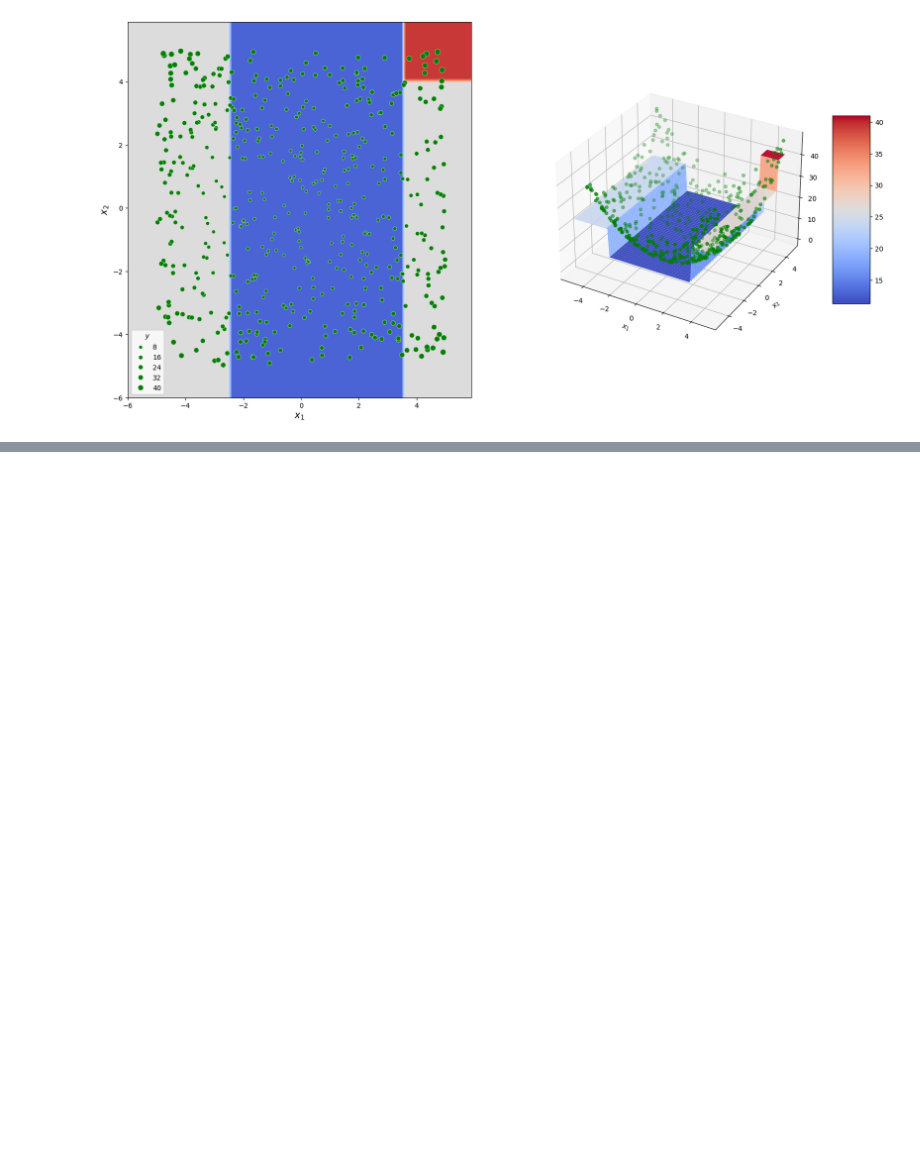
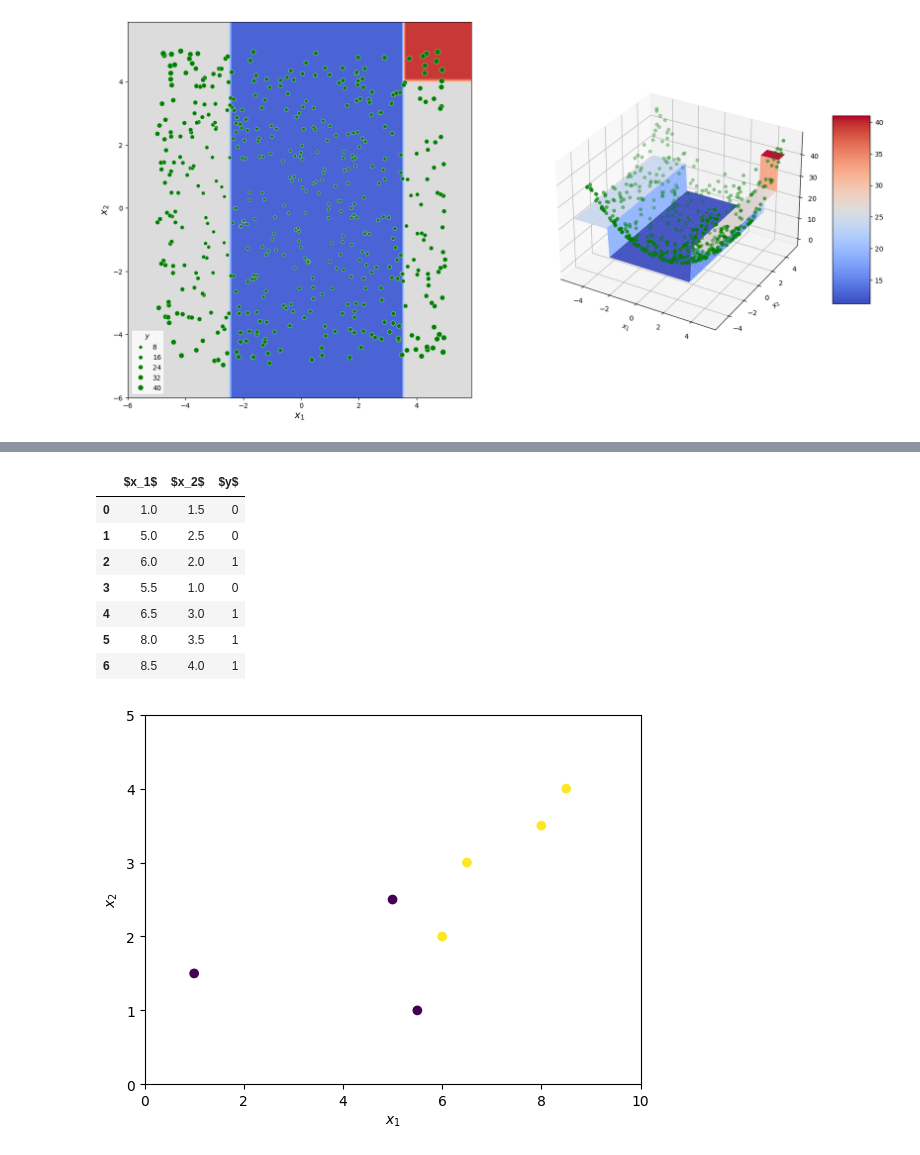
Before and after one commit to fedorkobak/knowledge, a Jupyter notebook: data_science/decision_tree.ipynb, the cells around one changed output, grey strips where cells are left out. Cells and saved outputs as stored; diff of their text form; code cells hidden in the pictures; blank space fills up the shorter version.

Commit message:
data_science/decision_tree.ipynb   add "Fitting procedure" section

```diff
--- a/data_science/decision_tree.ipynb
+++ b/data_science/decision_tree.ipynb
@@ -141,0 +156,23 @@ plt.xlabel("$x_1$"); plt.ylabel("$x_2$");
+# %%
+X = pd.DataFrame({
+    "$x_1$": [1,     5, 6, 5.5, 6.5,   8, 8.5],
+    "$x_2$": [1.5, 2.5, 2,   1,   3, 3.5,   4],
+    "$y$":   [0,     0, 1,   0,   1,   1,   1]
+})
+display(X)
+
+plot_Q_scatter(
+    x=X["$x_1$"], y=X["$x_2$"], c=X["$y$"],
+    arrange=(0, 10, 0, 5)
+)
+plt.show()
+# %% [output]
+|  | $x_1$ | $x_2$ | $y$ |
+| 0 | 1.0 | 1.5 | 0 |
+| 1 | 5.0 | 2.5 | 0 |
+| 2 | 6.0 | 2.0 | 1 |
+| 3 | 5.5 | 1.0 | 0 |
+| 4 | 6.5 | 3.0 | 1 |
+| 5 | 8.0 | 3.5 | 1 |
+| 6 | 8.5 | 4.0 | 1 |
+[figure, added]
```
Also changed, not shown: parts of 6 cells of this notebook, 1 other file.
